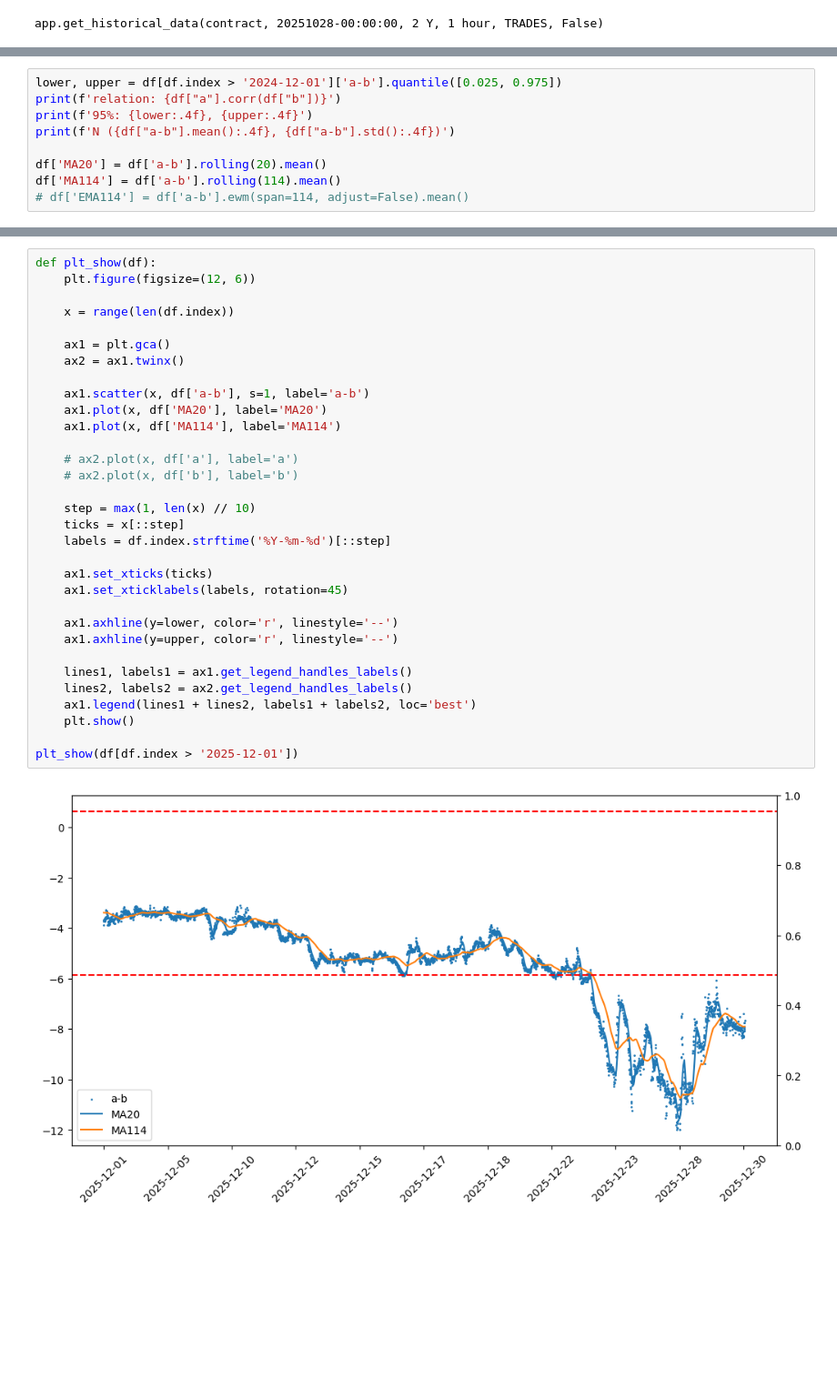
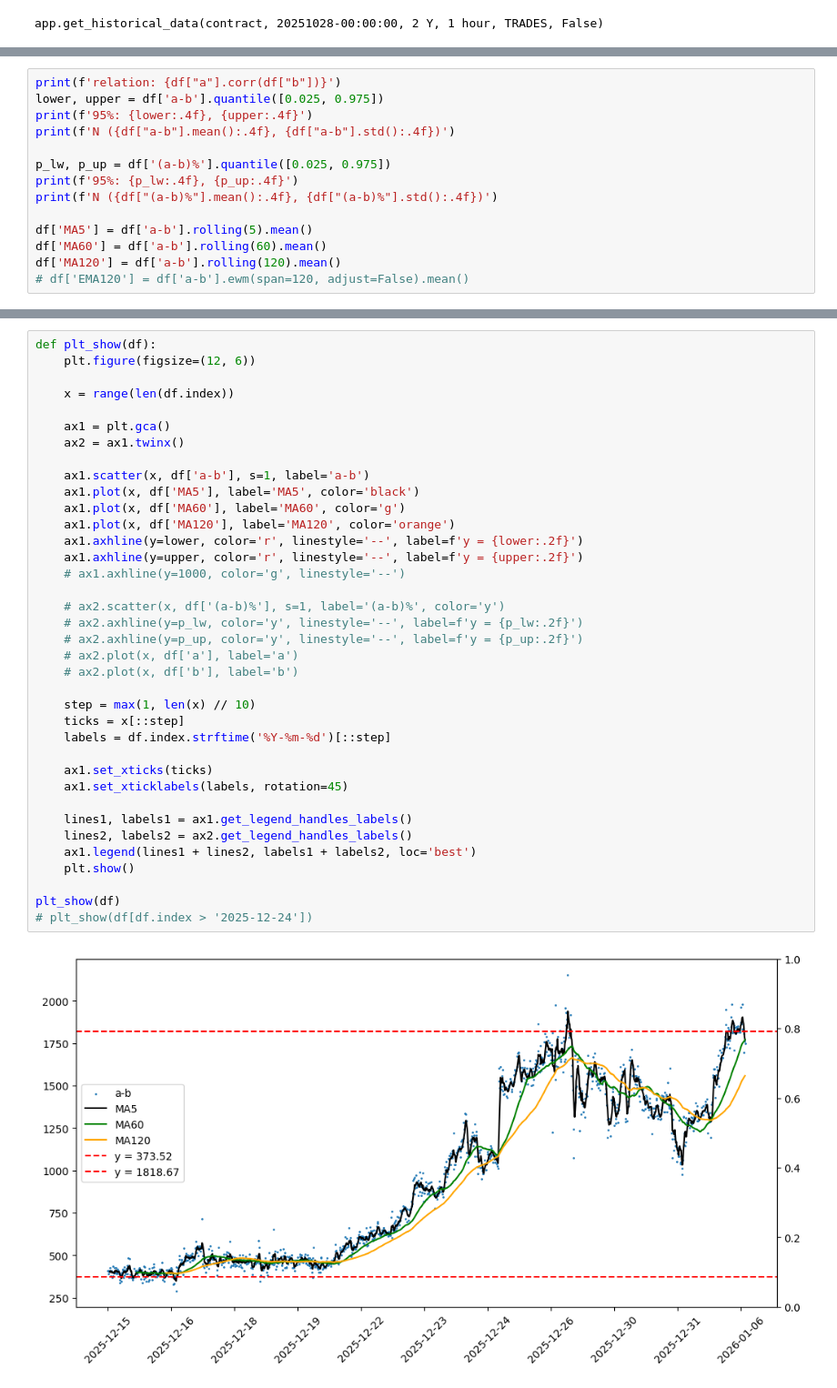
Before and after one commit to sbwkl/my-quant, a Jupyter notebook: ib1.ipynb, the cells around one changed output, grey strips where cells are left out. Shown at 91% size. Cells and saved outputs as stored; diff of their text form; blank space fills up the shorter version.

```diff
--- a/ib1.ipynb
+++ b/ib1.ipynb
@@ -488,10 +536,15 @@ df['a-b'] = df['a'] - df['b']
 # %%
-lower, upper = df[df.index > '2024-12-01']['a-b'].quantile([0.025, 0.975])
 print(f'relation: {df["a"].corr(df["b"])}')
+lower, upper = df['a-b'].quantile([0.025, 0.975])
 print(f'95%: {lower:.4f}, {upper:.4f}')
 print(f'N ({df["a-b"].mean():.4f}, {df["a-b"].std():.4f})')
 
-df['MA20'] = df['a-b'].rolling(20).mean()
-df['MA114'] = df['a-b'].rolling(114).mean()
-# df['EMA114'] = df['a-b'].ewm(span=114, adjust=False).mean()
+p_lw, p_up = df['(a-b)%'].quantile([0.025, 0.975])
+print(f'95%: {p_lw:.4f}, {p_up:.4f}')
+print(f'N ({df["(a-b)%"].mean():.4f}, {df["(a-b)%"].std():.4f})')
+
+df['MA5'] = df['a-b'].rolling(5).mean()
+df['MA60'] = df['a-b'].rolling(60).mean()
+df['MA120'] = df['a-b'].rolling(120).mean()
+# df['EMA120'] = df['a-b'].ewm(span=120, adjust=False).mean()
 # %% [output]
@@ -501,34 +556,39 @@ N (-1.8373, 1.7854)
 # %%
 def plt_show(df):
     plt.figure(figsize=(12, 6))
 
     x = range(len(df.index))
 
     ax1 = plt.gca()
     ax2 = ax1.twinx()
 
     ax1.scatter(x, df['a-b'], s=1, label='a-b')
-    ax1.plot(x, df['MA20'], label='MA20')
-    ax1.plot(x, df['MA114'], label='MA114')
+    ax1.plot(x, df['MA5'], label='MA5', color='black')
+    ax1.plot(x, df['MA60'], label='MA60', color='g')
+    ax1.plot(x, df['MA120'], label='MA120', color='orange')
+    ax1.axhline(y=lower, color='r', linestyle='--', label=f'y = {lower:.2f}')
+    ax1.axhline(y=upper, color='r', linestyle='--', label=f'y = {upper:.2f}')
+    # ax1.axhline(y=1000, color='g', linestyle='--')
 
+    # ax2.scatter(x, df['(a-b)%'], s=1, label='(a-b)%', color='y')
+    # ax2.axhline(y=p_lw, color='y', linestyle='--', label=f'y = {p_lw:.2f}')
+    # ax2.axhline(y=p_up, color='y', linestyle='--', label=f'y = {p_up:.2f}')
     # ax2.plot(x, df['a'], label='a')
     # ax2.plot(x, df['b'], label='b')
 
     step = max(1, len(x) // 10)
     ticks = x[::step]
     labels = df.index.strftime('%Y-%m-%d')[::step]
 
     ax1.set_xticks(ticks)
     ax1.set_xticklabels(labels, rotation=45)
 
-    ax1.axhline(y=lower, color='r', linestyle='--')
-    ax1.axhline(y=upper, color='r', linestyle='--')
-
     lines1, labels1 = ax1.get_legend_handles_labels()
     lines2, labels2 = ax2.get_legend_handles_labels()
     ax1.legend(lines1 + lines2, labels1 + labels2, loc='best')
     plt.show()
 
-plt_show(df[df.index > '2025-12-01'])
+plt_show(df)
+# plt_show(df[df.index > '2025-12-24'])
 # %% [output]
-[figure, old version]
+[figure, new version]
```
Also changed, not shown: parts of 6 cells of this notebook.
